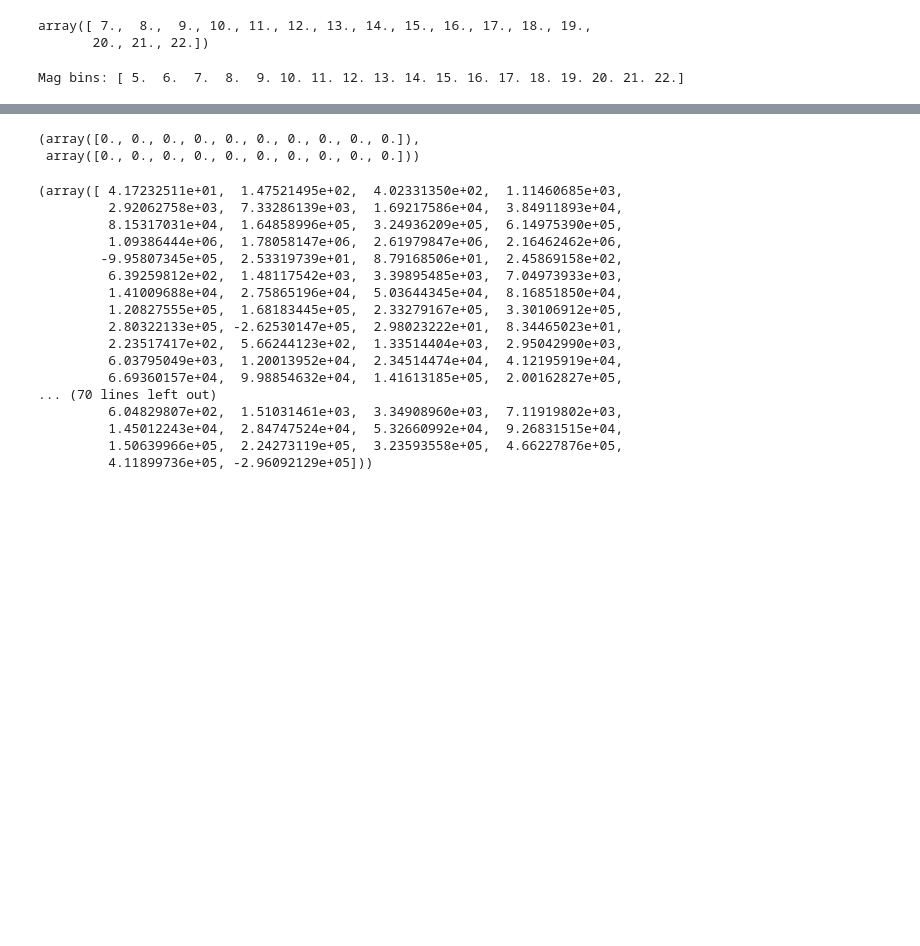
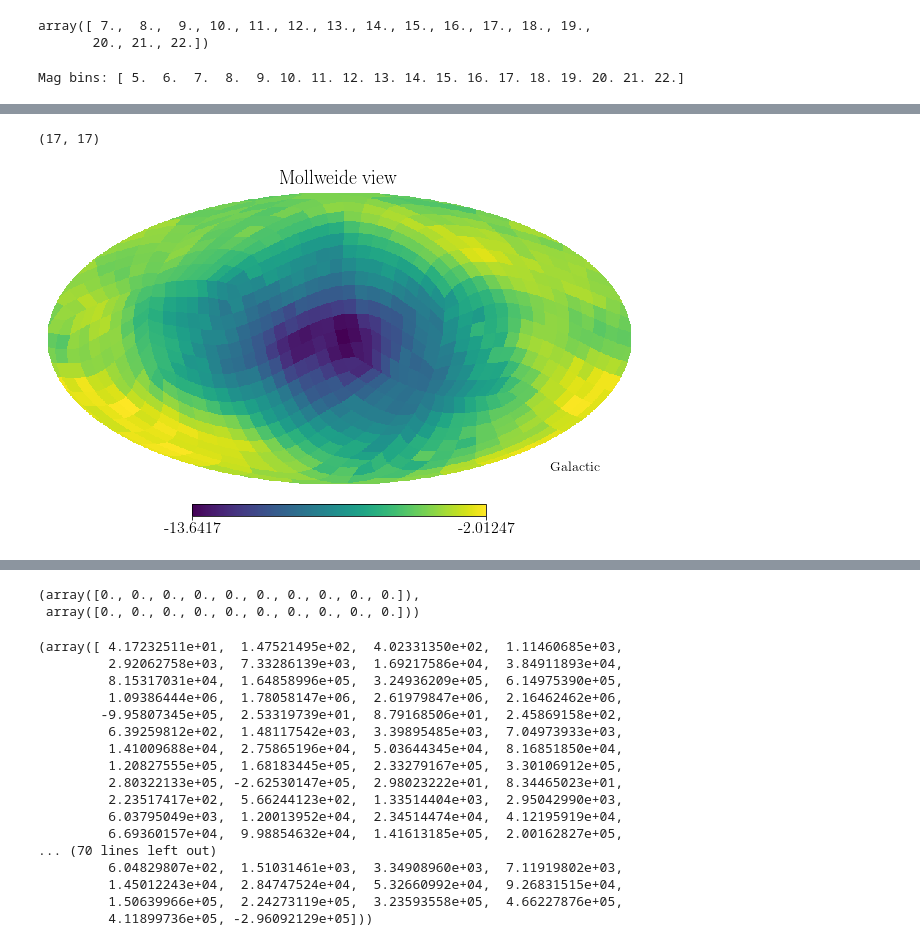
Before and after one commit to gaiaverse/astrometry, a Jupyter notebook: SelectionFunctionToolkit/TestingPython.ipynb, the cells around one changed output, grey strips where cells are left out. Cells and saved outputs as stored; diff of their text form; code cells hidden in the pictures; blank space fills up the shorter version.

Commit message:
pyChisel python optimization replacement for Stan.

```diff
--- a/SelectionFunctionToolkit/TestingPython.ipynb
+++ b/SelectionFunctionToolkit/TestingPython.ipynb
@@ -46,7 +47,7 @@ array([ 7.,  8.,  9., 10., 11., 12., 13., 14., 15., 16., 17., 18., 19.,
 eps=1e-10
 
 lengthscale = 0.3
-j=[-1,0,1,2,3,4]
+j=[-1,0,1,2,3]
 nside=8
 
 M_bins = np.arange(5,22.1,1)
@@ -73,0 +79,18 @@ Mag bins: [ 5.  6.  7.  8.  9. 10. 11. 12. 13. 14. 15. 16. 17. 18. 19. 20. 21. 2
+# %%
+# Import chisel
+pychisel = pyChisel(box['k'], box['n'],
+                basis_options,file_root,
+                axes = ['magnitude','colour','position'],
+                nest = True,
+                lengthscale_m = lengthscale_m,
+                lengthscale_c = lengthscale_c,
+                M = M,
+                C = C,
+                nside = nside,
+                sparse = True,
+                pivot = True,
+                mu = 0.0,
+                sigma = [-0.81489922, -2.55429039],
+                spherical_basis_directory='/data/asfe2/Projects/astrometry/SphericalWavelets/',
+                stan_output_directory='/data/asfe2/Projects/astrometry/StanOutput/'
+                )
@@ -73,0 +148,8 @@ Mag bins: [ 5.  6.  7.  8.  9. 10. 11. 12. 13. 14. 15. 16. 17. 18. 19. 20. 21. 2
+# %%
+pychisel.cholesky_m.shape
+# %% [output]
+(17, 17)
+# %%
+hp.mollview(pychisel.optimum_x[0,15], nest=True, coord=['C','G'])
+# %% [output]
+[figure, added]
```
Also changed, not shown: parts of 71 cells of this notebook, 3 other files.
